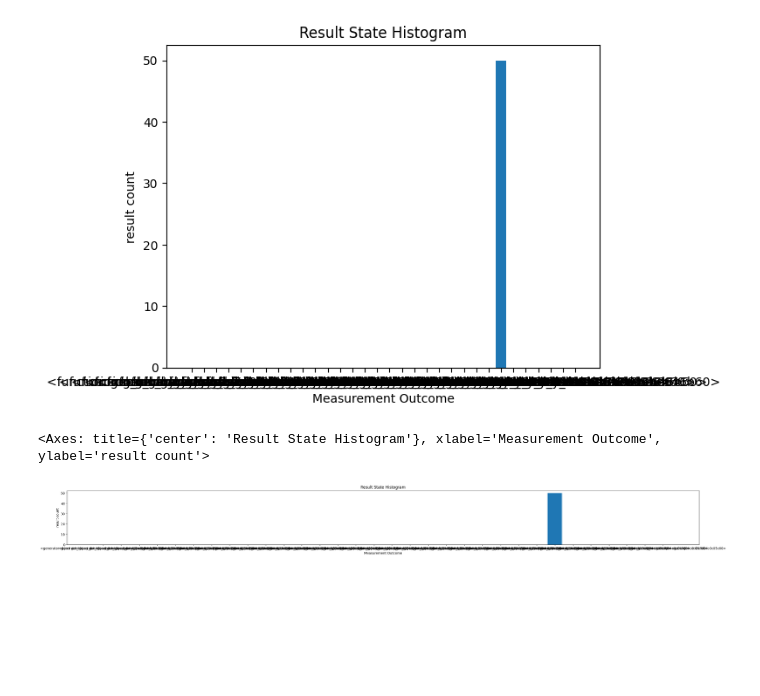
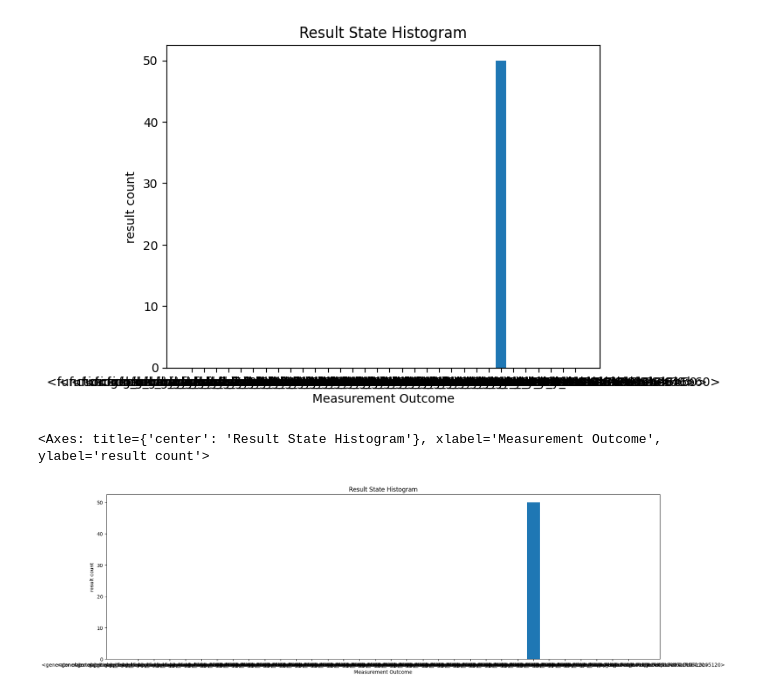
Before and after one commit to BarnaliBhowmik/NeuroQuanta, a Jupyter notebook: Quantum_Programming_with_Cirq.ipynb, the cells around one changed output. Drawn from its saved outputs; the diff is of its cells as text; code cells hidden in the pictures; blank space fills up the shorter version.

```diff
--- a/Quantum_Programming_with_Cirq.ipynb
+++ b/Quantum_Programming_with_Cirq.ipynb
@@ -703,11 +703,11 @@ cirq.plot_state_histogram(result, tick_label = get_binary_list, xlabel = 'Measur
 # %%
 # To make histogram more readable we use matplotlib
 
 import matplotlib.pyplot as plt
 
-myfig, myaxis = plt.subplots(nrows=1, ncols=1, figsize=(35,3))
+myfig, myaxis = plt.subplots(nrows=1, ncols=1, figsize=(20, 6)) # Increased figure size for better readability
 
-cirq.plot_state_histogram(result, tick_label=get_binary_list(3), xlabel='Measurement Outcome', ax=myaxis)
+cirq.plot_state_histogram(result, tick_label=get_binary_list(5), xlabel='Measurement Outcome', ax=myaxis) # Changed to 5 digits for binary labels
 # %% [output]
 <Axes: title={'center': 'Result State Histogram'}, xlabel='Measurement Outcome', ylabel='result count'>
-[figure, old version]
+[figure, new version]
```
